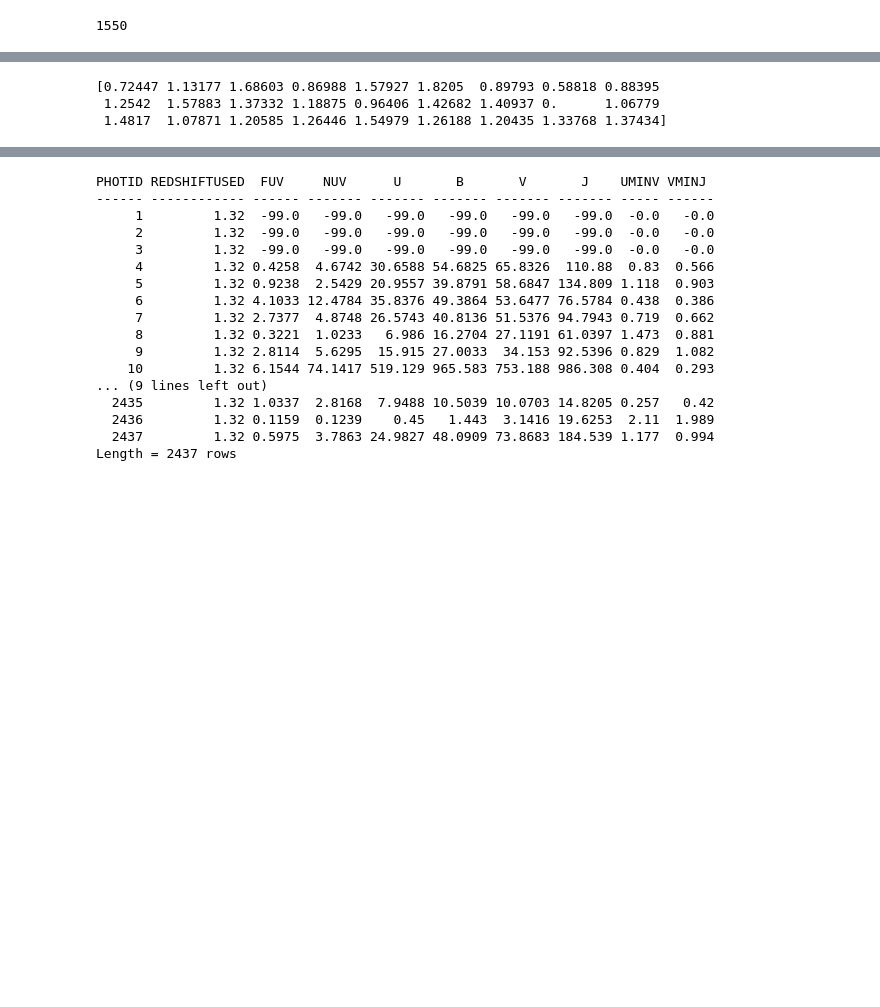
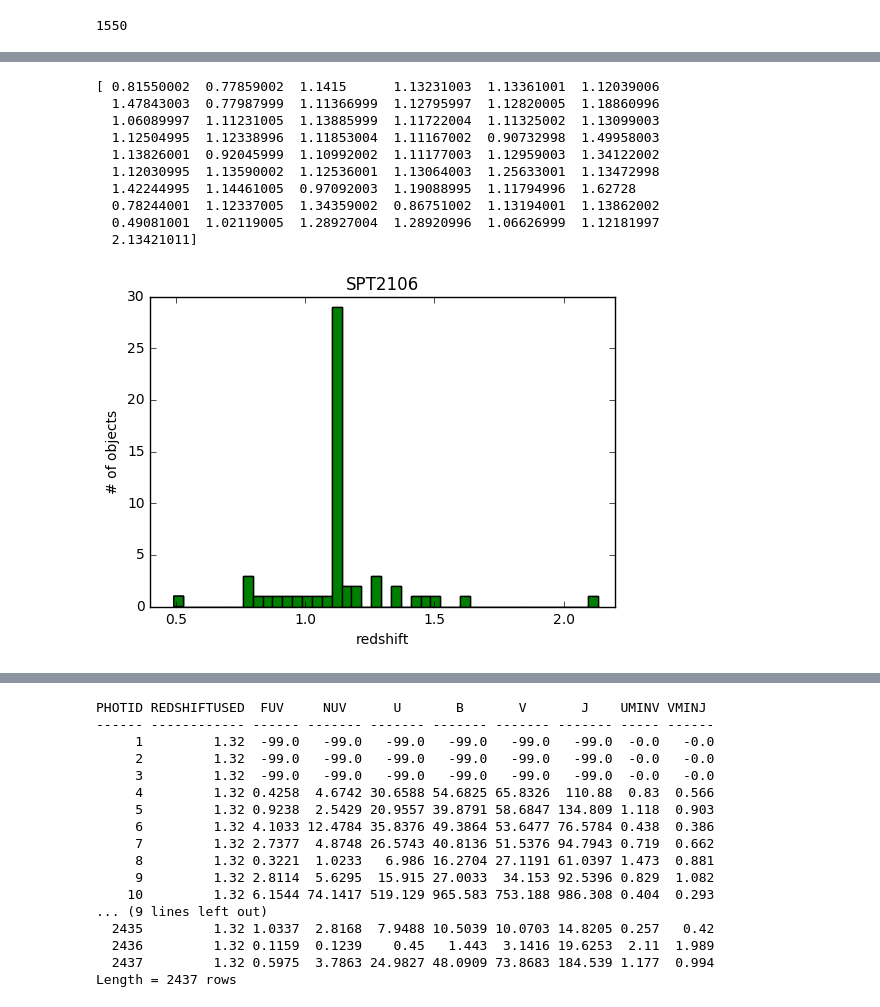
Before and after one commit to tplattner24/GoGreen, a Jupyter notebook: PracticeCats.ipynb, the cells around one changed output, grey strips where cells are left out. Cells and saved outputs as stored; diff of their text form; code cells hidden in the pictures; blank space fills up the shorter version.

```diff
--- a/PracticeCats.ipynb
+++ b/PracticeCats.ipynb
@@ -79,8 +80,26 @@ plt.show()
 # %%
-i = np.where(catdata['cluster']<'COSMOS-221')
+cluststr = 'SPT2106'
+#i = np.where(catdata['cluster']=='COSMOS-221')
+i = np.where(catdata['cluster']==cluststr)
 # %%
 print(catdata['redshift'][i])
 # %% [output]
-[0.72447 1.13177 1.68603 0.86988 1.57927 1.8205  0.89793 0.58818 0.88395
- 1.2542  1.57883 1.37332 1.18875 0.96406 1.42682 1.40937 0.      1.06779
- 1.4817  1.07871 1.20585 1.26446 1.54979 1.26188 1.20435 1.33768 1.37434]
+[ 0.81550002  0.77859002  1.1415      1.13231003  1.13361001  1.12039006
+  1.47843003  0.77987999  1.11366999  1.12795997  1.12820005  1.18860996
+  1.06089997  1.11231005  1.13885999  1.11722004  1.11325002  1.13099003
+  1.12504995  1.12338996  1.11853004  1.11167002  0.90732998  1.49958003
+  1.13826001  0.92045999  1.10992002  1.11177003  1.12959003  1.34122002
+  1.12030995  1.13590002  1.12536001  1.13064003  1.25633001  1.13472998
+  1.42244995  1.14461005  0.97092003  1.19088995  1.11794996  1.62728
+  0.78244001  1.12337005  1.34359002  0.86751002  1.13194001  1.13862002
+  0.49081001  1.02119005  1.28927004  1.28920996  1.06626999  1.12181997
+  2.13421011]
+# %%
+nbins = int((1.75 - 0) / 0.04)
+hist = plt.hist(catdata['redshift'][i],bins=nbins)
+hist = plt.xlabel('redshift')
+hist = plt.ylabel('# of objects')
+hist = plt.title(cluststr)
+plt.show()
+# %% [output]
+[figure, added]
```
Also changed, not shown: parts of 9 cells of this notebook.
